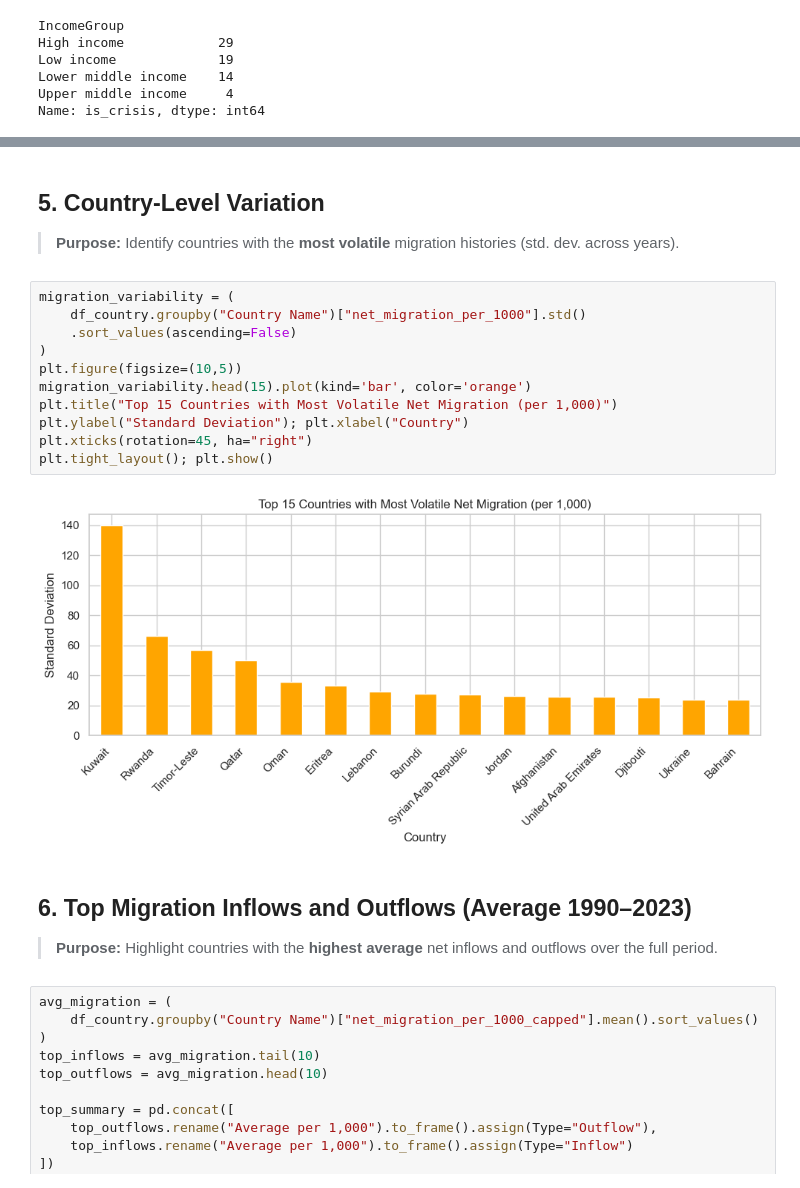
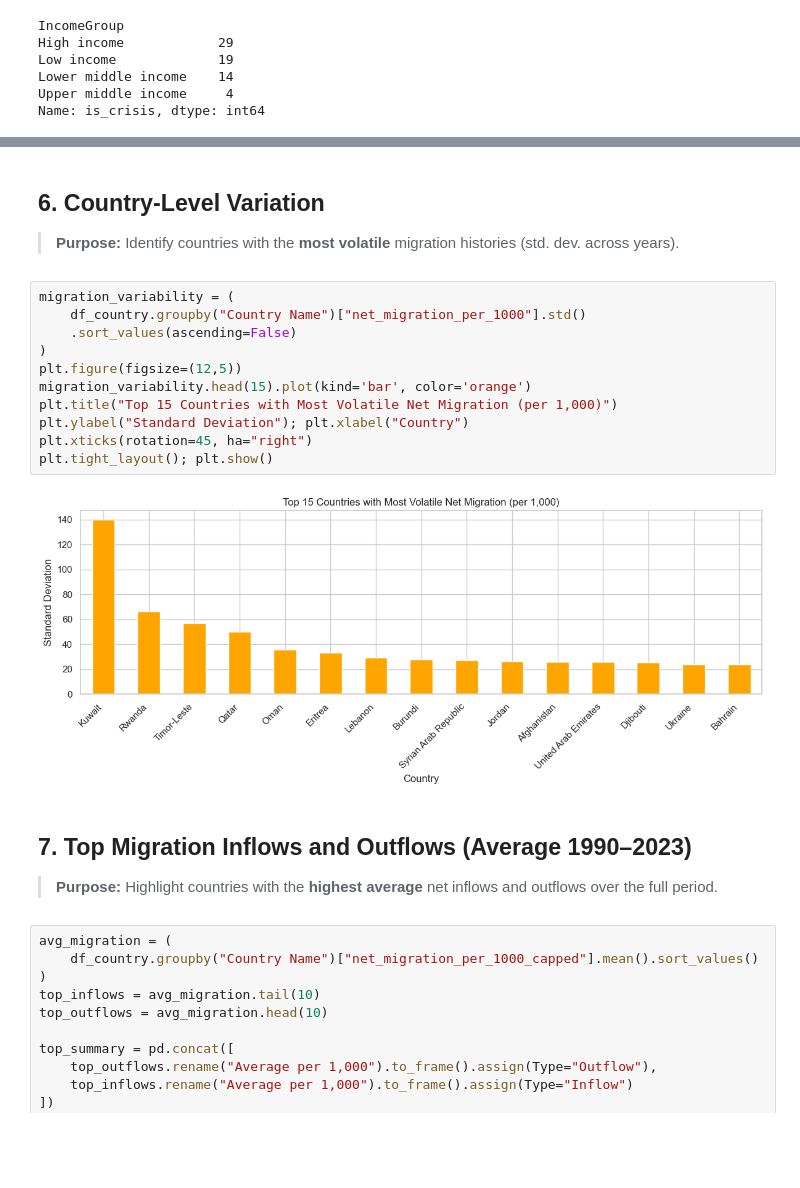
Before and after one commit to gsanaev/forecasting-migration-flows-ml, a Jupyter notebook: notebooks/02-eda.ipynb, the cells around one changed output, grey strips where cells are left out. Cells and saved outputs as stored; diff of their text form; blank space fills up the shorter version.

```diff
--- a/notebooks/02-eda.ipynb
+++ b/notebooks/02-eda.ipynb
@@ -273,22 +329,22 @@ plt.tight_layout(); plt.show()
 # %% [markdown]
-## 5. Country-Level Variation
+## 6. Country-Level Variation
 
 > **Purpose:** Identify countries with the **most volatile** migration histories (std. dev. across years).
 # %%
 migration_variability = (
     df_country.groupby("Country Name")["net_migration_per_1000"].std()
     .sort_values(ascending=False)
 )
-plt.figure(figsize=(10,5))
+plt.figure(figsize=(12,5))
 migration_variability.head(15).plot(kind='bar', color='orange')
 plt.title("Top 15 Countries with Most Volatile Net Migration (per 1,000)")
 plt.ylabel("Standard Deviation"); plt.xlabel("Country")
 plt.xticks(rotation=45, ha="right")
 plt.tight_layout(); plt.show()
 # %% [output]
-[figure, old version]
+[figure, new version]
 # %% [markdown]
-## 6. Top Migration Inflows and Outflows (Average 1990–2023)
+## 7. Top Migration Inflows and Outflows (Average 1990–2023)
 
 > **Purpose:** Highlight countries with the **highest average** net inflows and outflows over the full period.
 # %%
```
Also changed, not shown: parts of 14 cells of this notebook, 2 other files.
